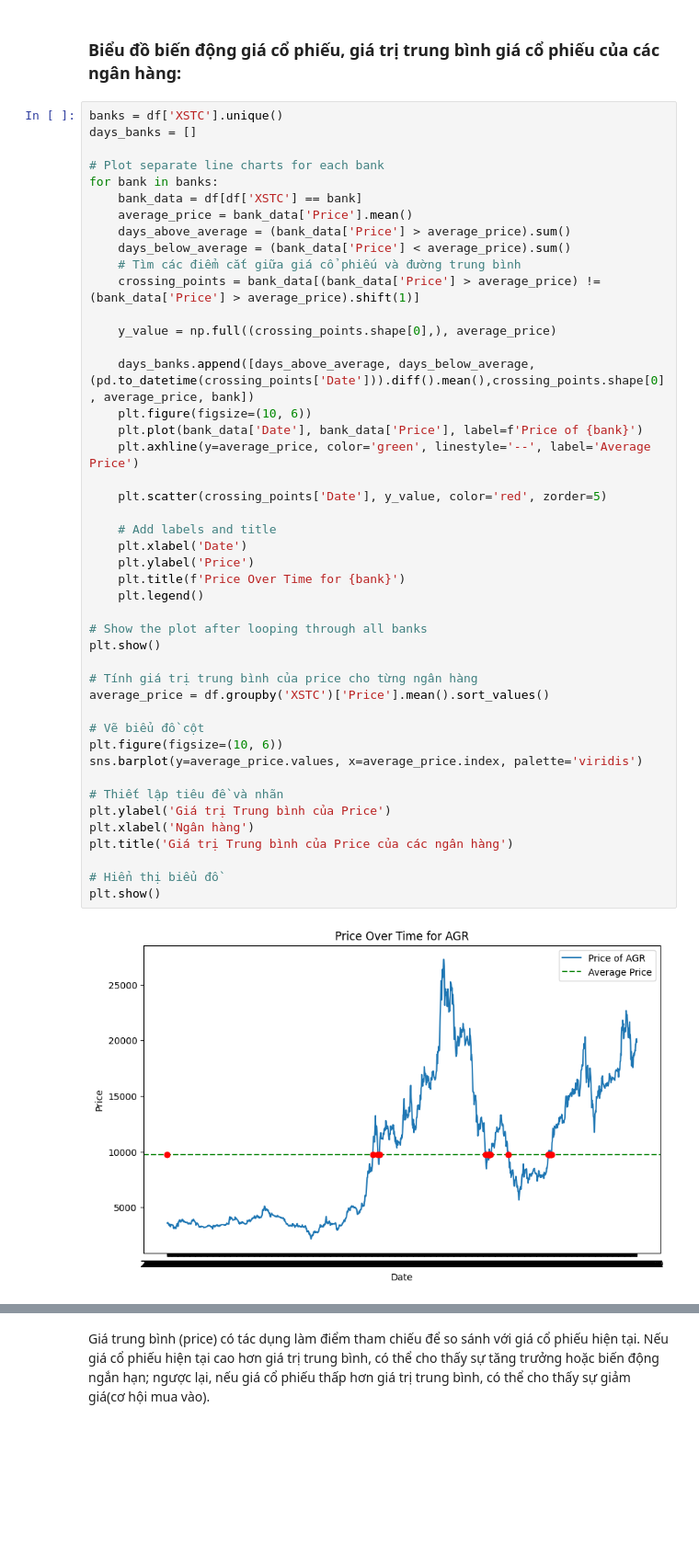
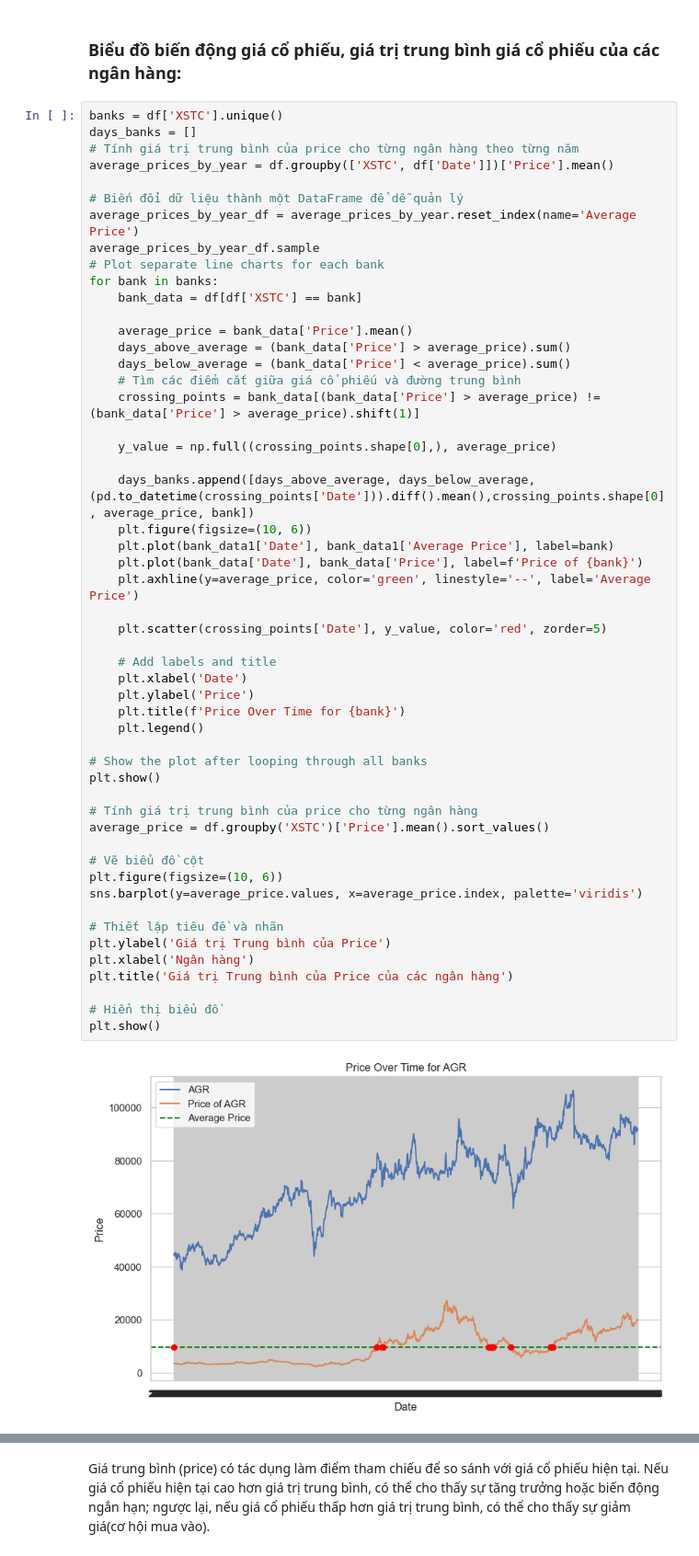
Before and after one commit to HTNam1710/DataViz_Lab02, a Jupyter notebook: price_change_mean.ipynb, the cells around one changed output, grey strips where cells are left out. Shown at 92% size. Saved outputs shown, nothing was run; the diff lists cells and outputs as text; blank space fills up the shorter version.

```diff
--- a/price_change_mean.ipynb
+++ b/price_change_mean.ipynb
@@ -31,10 +55,16 @@ dtype: object
 # %%
 banks = df['XSTC'].unique()
 days_banks = []
+# Tính giá trị trung bình của price cho từng ngân hàng theo từng năm
+average_prices_by_year = df.groupby(['XSTC', df['Date']])['Price'].mean()
 
+# Biến đổi dữ liệu thành một DataFrame để dễ quản lý
+average_prices_by_year_df = average_prices_by_year.reset_index(name='Average Price')
+average_prices_by_year_df.sample
 # Plot separate line charts for each bank
 for bank in banks:
     bank_data = df[df['XSTC'] == bank]
+
     average_price = bank_data['Price'].mean()
     days_above_average = (bank_data['Price'] > average_price).sum()
     days_below_average = (bank_data['Price'] < average_price).sum()
@@ -45,33 +75,34 @@ for bank in banks:
 
     days_banks.append([days_above_average, days_below_average, (pd.to_datetime(crossing_points['Date'])).diff().mean(),crossing_points.shape[0], average_price, bank])
     plt.figure(figsize=(10, 6))
+    plt.plot(bank_data1['Date'], bank_data1['Average Price'], label=bank)
     plt.plot(bank_data['Date'], bank_data['Price'], label=f'Price of {bank}')
     plt.axhline(y=average_price, color='green', linestyle='--', label='Average Price')
 
     plt.scatter(crossing_points['Date'], y_value, color='red', zorder=5)
 
     # Add labels and title
     plt.xlabel('Date')
     plt.ylabel('Price')
     plt.title(f'Price Over Time for {bank}')
     plt.legend()
 
 # Show the plot after looping through all banks
 plt.show()
 
 # Tính giá trị trung bình của price cho từng ngân hàng
 average_price = df.groupby('XSTC')['Price'].mean().sort_values()
 
 # Vẽ biểu đồ cột
 plt.figure(figsize=(10, 6))
 sns.barplot(y=average_price.values, x=average_price.index, palette='viridis')
 
 # Thiết lập tiêu đề và nhãn
 plt.ylabel('Giá trị Trung bình của Price')
 plt.xlabel('Ngân hàng')
 plt.title('Giá trị Trung bình của Price của các ngân hàng')
 
 # Hiển thị biểu đồ
 plt.show()
 # %% [output]
-[figure, old version]
+[figure, new version]
```
Also changed, not shown: parts of 14 cells of this notebook, 1 other file.
